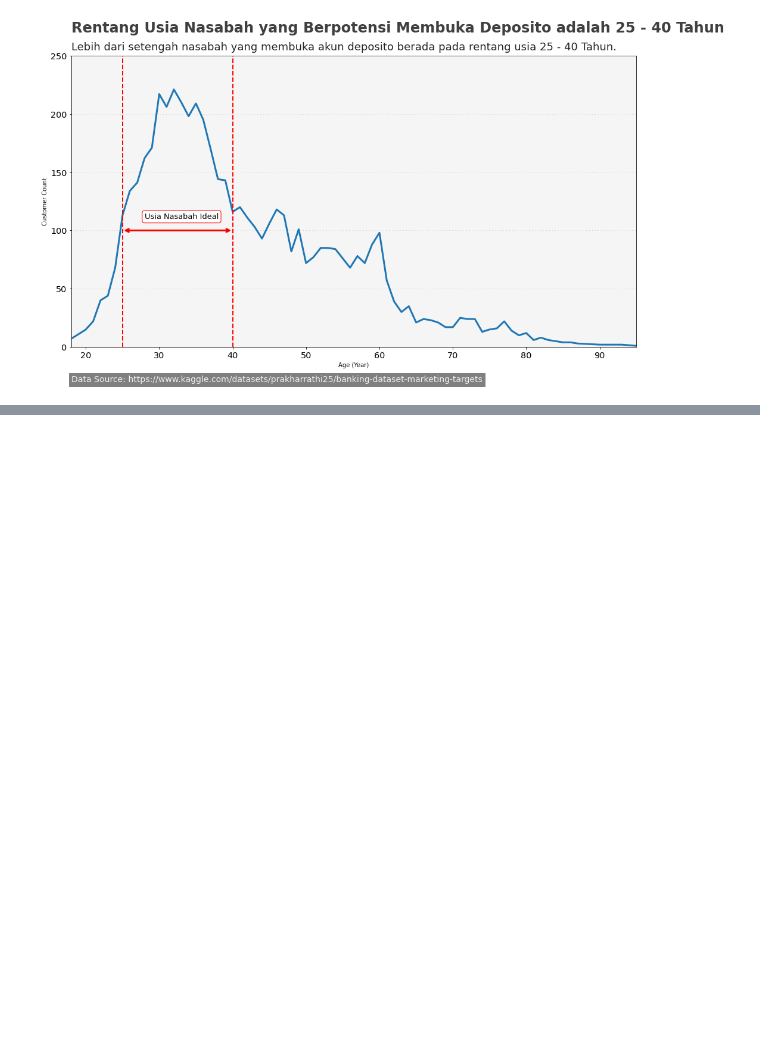
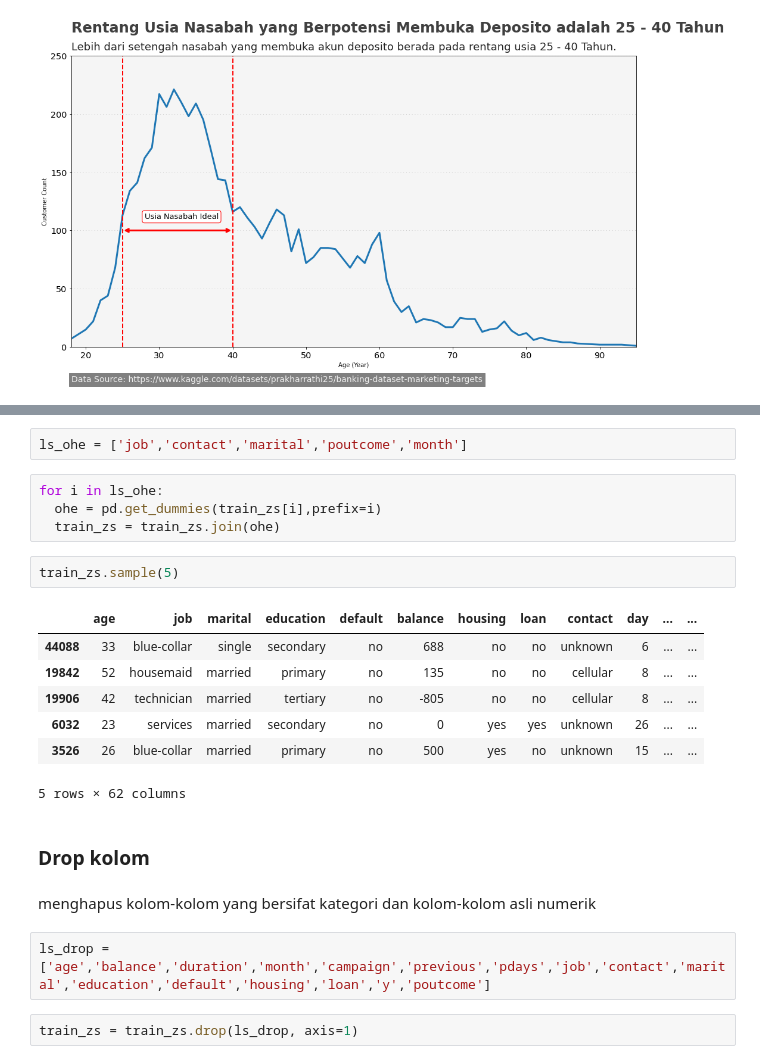
Before and after one commit to inggolanda/predict_whether_customer_will_be_buy_deposito, a Jupyter notebook: Final_Project.ipynb, the cells around one changed output, grey strips where cells are left out. Drawn from its saved outputs; the diff is of its cells as text; blank space fills up the shorter version.

```diff
--- a/Final_Project.ipynb
+++ b/Final_Project.ipynb
@@ -846,0 +809,24 @@ df_train_3 = df_train[filtered_duration]
+# %%
+ls_ohe = ['job','contact','marital','poutcome','month']
+# %%
+for i in ls_ohe:
+  ohe = pd.get_dummies(train_zs[i],prefix=i)
+  train_zs = train_zs.join(ohe)
+# %%
+train_zs.sample(5)
+# %% [output]
+|  | age | job | marital | education | default | balance | housing | loan | contact | day | ... | ... |
+| 44088 | 33 | blue-collar | single | secondary | no | 688 | no | no | unknown | 6 | ... | ... |
+| 19842 | 52 | housemaid | married | primary | no | 135 | no | no | cellular | 8 | ... | ... |
+| 19906 | 42 | technician | married | tertiary | no | -805 | no | no | cellular | 8 | ... | ... |
+| 6032 | 23 | services | married | secondary | no | 0 | yes | yes | unknown | 26 | ... | ... |
+| 3526 | 26 | blue-collar | married | primary | no | 500 | yes | no | unknown | 15 | ... | ... |
+5 rows × 62 columns
+# %% [markdown]
+### Drop kolom
+# %% [markdown]
+menghapus kolom-kolom yang bersifat kategori dan kolom-kolom asli numerik
+# %%
+ls_drop = ['age','balance','duration','month','campaign','previous','pdays','job','contact','marital','education','default','housing','loan','y','poutcome']
+# %%
+train_zs = train_zs.drop(ls_drop, axis=1)
```
Also changed, not shown: parts of 61 cells of this notebook.
